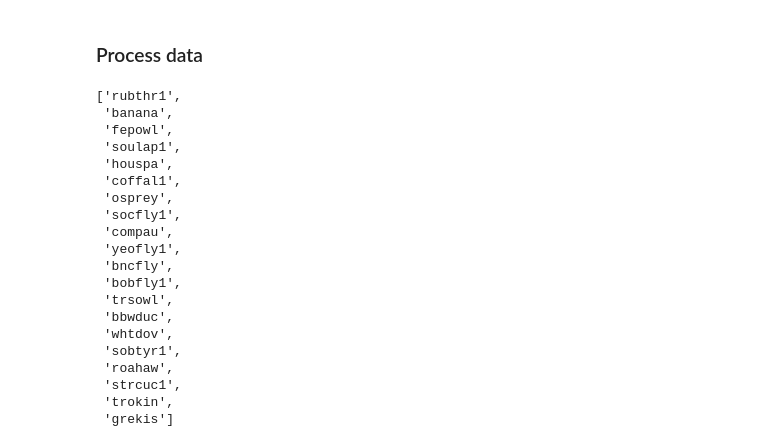
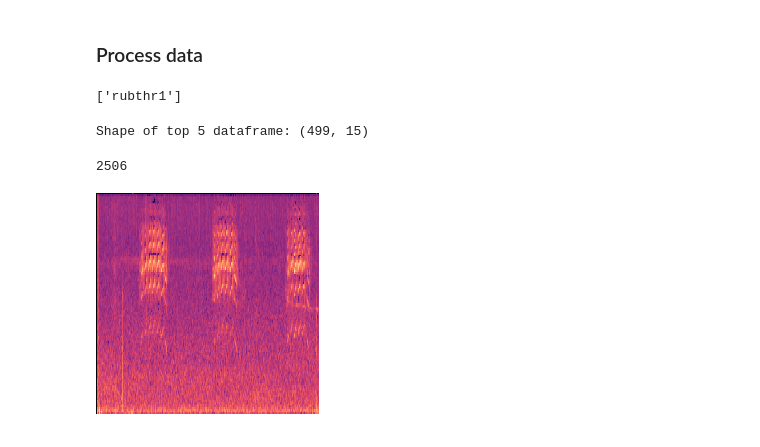
Before and after one commit to CodeWithOz/fastai-deep-learn-coders, a Jupyter notebook: birdclef_plus_2026_sound_classification_attempt_1.ipynb, the cells around one changed output. Saved outputs shown, nothing was run; the diff lists cells and outputs as text; code cells hidden in the pictures.

```diff
--- a/birdclef_plus_2026_sound_classification_attempt_1.ipynb
+++ b/birdclef_plus_2026_sound_classification_attempt_1.ipynb
@@ -90,30 +90,59 @@ from fastbook import *
 # %% [markdown]
 ### Process data
 # %%
-# get the 20 most common species
+# get the 5 most common species
 import pandas as pd
 
 df = pd.read_csv(path + '/train.csv')
-top_20 = df['primary_label'].value_counts().head(20).index.tolist()
-top_20
+top_5 = df['primary_label'].value_counts().head(1).index.tolist()
+top_5
 # %% [output]
-['rubthr1',
- 'banana',
- 'fepowl',
- 'soulap1',
- 'houspa',
- 'coffal1',
- 'osprey',
- 'socfly1',
- 'compau',
- 'yeofly1',
- 'bncfly',
- 'bobfly1',
- 'trsowl',
- 'bbwduc',
- 'whtdov',
- 'sobtyr1',
- 'roahaw',
- 'strcuc1',
- 'trokin',
- 'grekis']
+['rubthr1']
+# %%
+import matplotlib
+
+# filter to top 5 species
+df_top5 = df[df['primary_label'].isin(top_5)]
+print('Shape of top 5 dataframe:', df_top5.shape)
+
+# Output root folder
+spectrograms_dir = Path('spectrograms')
+
+for _, row in df_top5.iterrows():
+    label = row['primary_label']
+    audio_path = Path(path + '/train_audio') / row['filename']
+
+    # Create folder for this species if it doesn't exist
+    species_dir = spectrograms_dir / label
+    species_dir.mkdir(parents=True, exist_ok=True)
+
+    # Output path: same filename but .png
+    out_file = species_dir / (Path(row['filename']).stem + '.png')
+
+    # Skip if already processed
+    if out_file.exists():
+        continue
+
+    try:
+        samples, sample_rate = librosa.load(audio_path, sr=None)
+        S = librosa.feature.melspectrogram(y=samples, sr=sample_rate)
+        S_db = librosa.power_to_db(S, ref=np.max)
+
+        matplotlib.image.imsave(out_file, S_db, cmap='viridis')
+
+    except Exception as e:
+        print(f"Failed on {audio_path}: {e}")
+# %% [output]
+Shape of top 5 dataframe: (499, 15)
+# %%
+# show results
+imgs = get_image_files(spectrograms_dir)
+len(imgs)
+# %% [output]
+2506
+# %%
+# view a result
+img = Image.open(str(imgs[0]))
+img.to_thumb(224, 224)
+# %% [output]
+[figure, added]
```
